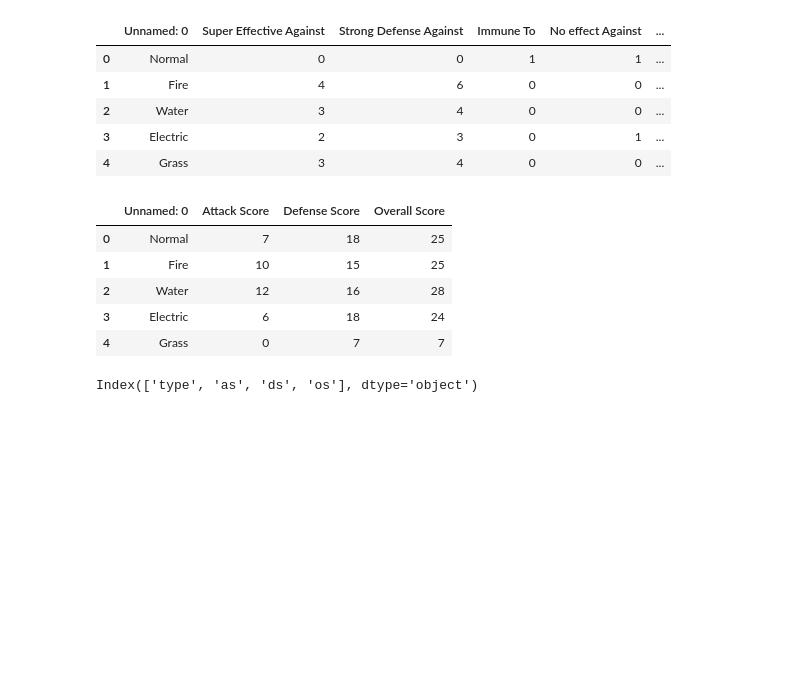
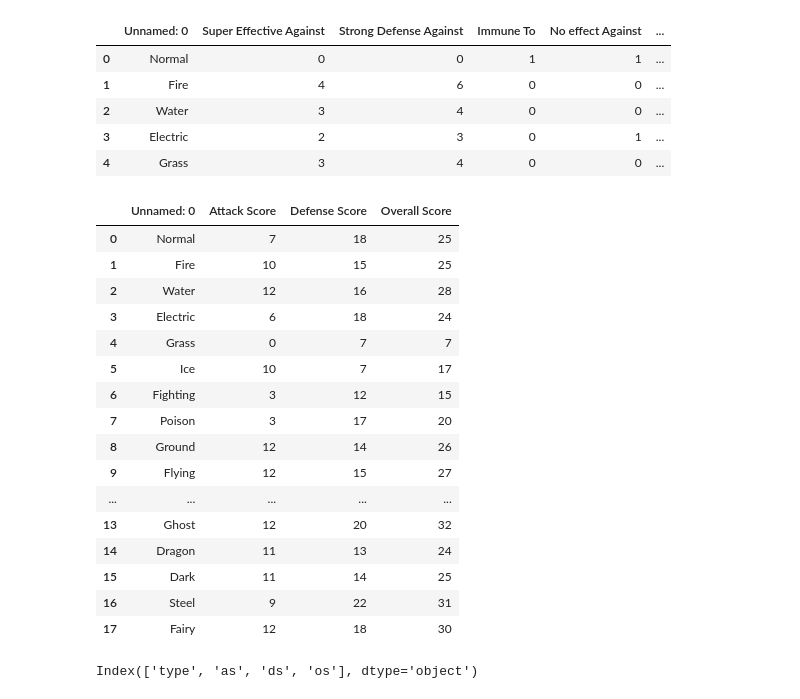
Before and after one commit to h3nk42/catchEmAll, a Jupyter notebook: CatchEmAll!.ipynb, the cells around one changed output. Saved outputs shown, nothing was run; the diff lists cells and outputs as text; code cells hidden in the pictures; blank space fills up the shorter version.

```diff
--- a/CatchEmAll!.ipynb
+++ b/CatchEmAll!.ipynb
@@ -64,14 +75,25 @@ pokemonTypeStats.head()
 | 3 | Electric | 2 | 3 | 0 | 1 | ... |
 | 4 | Grass | 3 | 4 | 0 | 0 | ... |
 # %%
-pokemonTypeScore.head()
+pokemonTypeScore
 # %% [output]
 |  | Unnamed: 0 | Attack Score | Defense Score | Overall Score |
 | 0 | Normal | 7 | 18 | 25 |
 | 1 | Fire | 10 | 15 | 25 |
 | 2 | Water | 12 | 16 | 28 |
 | 3 | Electric | 6 | 18 | 24 |
 | 4 | Grass | 0 | 7 | 7 |
+| 5 | Ice | 10 | 7 | 17 |
+| 6 | Fighting | 3 | 12 | 15 |
+| 7 | Poison | 3 | 17 | 20 |
+| 8 | Ground | 12 | 14 | 26 |
+| 9 | Flying | 12 | 15 | 27 |
+| ... | ... | ... | ... | ... |
+| 13 | Ghost | 12 | 20 | 32 |
+| 14 | Dragon | 11 | 13 | 24 |
+| 15 | Dark | 11 | 14 | 25 |
+| 16 | Steel | 9 | 22 | 31 |
+| 17 | Fairy | 12 | 18 | 30 |
 # %%
 pokemonTypeScore.columns = ['type','atk','dfn','ovrl']
 # %%
```
Also changed, not shown: parts of 3 cells of this notebook, 3 other files.
